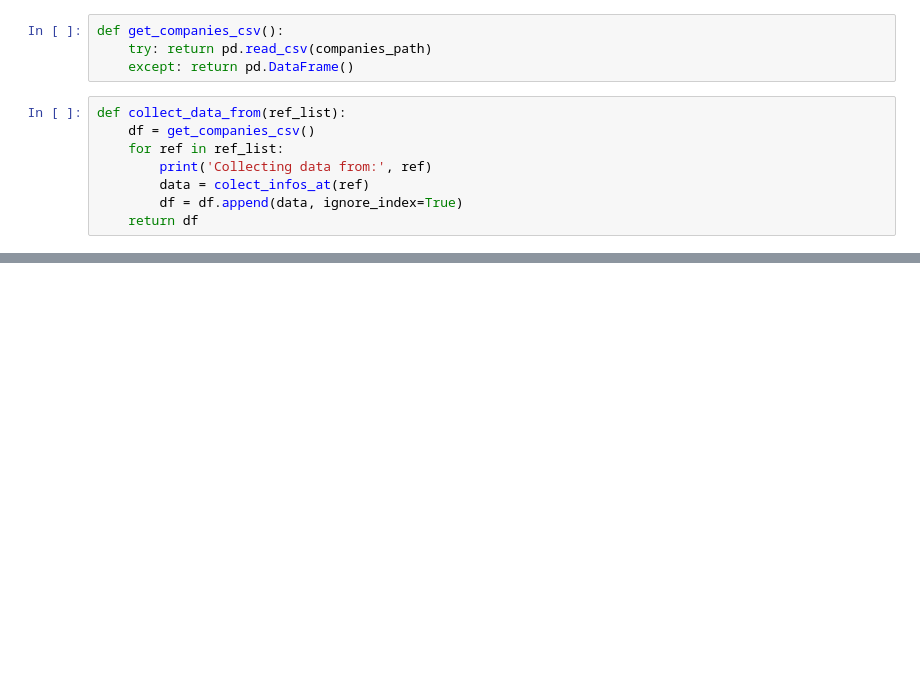
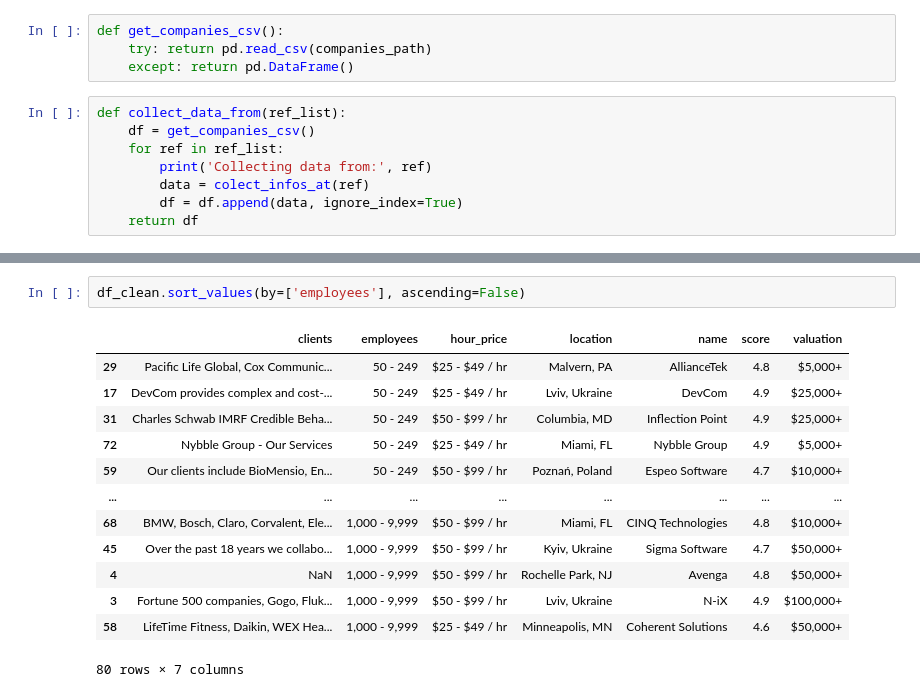
Before and after one commit to gabibatista/datathonIM, a Jupyter notebook: notebooks/clutch_selenium.ipynb, the cells around one changed output, grey strips where cells are left out. Drawn from its saved outputs; the diff is of its cells as text; blank space fills up the shorter version.

```diff
--- a/notebooks/clutch_selenium.ipynb
+++ b/notebooks/clutch_selenium.ipynb
@@ -195,0 +199,16 @@ funcionarios 10 - 49
+# %%
+df_clean.sort_values(by=['employees'], ascending=False)
+# %% [output]
+|  | clients | employees | hour_price | location | name | score | valuation |
+| 29 | Pacific Life Global, Cox Communic... | 50 - 249 | $25 - $49 / hr | Malvern, PA | AllianceTek | 4.8 | $5,000+ |
+| 17 | DevCom provides complex and cost-... | 50 - 249 | $25 - $49 / hr | Lviv, Ukraine | DevCom | 4.9 | $25,000+ |
+| 31 | Charles Schwab IMRF Credible Beha... | 50 - 249 | $50 - $99 / hr | Columbia, MD | Inflection Point | 4.9 | $25,000+ |
+| 72 | Nybble Group - Our Services | 50 - 249 | $25 - $49 / hr | Miami, FL | Nybble Group | 4.9 | $5,000+ |
+| 59 | Our clients include BioMensio, En... | 50 - 249 | $50 - $99 / hr | Poznań, Poland | Espeo Software | 4.7 | $10,000+ |
+| ... | ... | ... | ... | ... | ... | ... | ... |
+| 68 | BMW, Bosch, Claro, Corvalent, Ele... | 1,000 - 9,999 | $50 - $99 / hr | Miami, FL | CINQ Technologies | 4.8 | $10,000+ |
+| 45 | Over the past 18 years we collabo... | 1,000 - 9,999 | $50 - $99 / hr | Kyiv, Ukraine | Sigma Software | 4.7 | $50,000+ |
+| 4 | NaN | 1,000 - 9,999 | $50 - $99 / hr | Rochelle Park, NJ | Avenga | 4.8 | $50,000+ |
+| 3 | Fortune 500 companies, Gogo, Fluk... | 1,000 - 9,999 | $50 - $99 / hr | Lviv, Ukraine | N-iX | 4.9 | $100,000+ |
+| 58 | LifeTime Fitness, Daikin, WEX Hea... | 1,000 - 9,999 | $25 - $49 / hr | Minneapolis, MN | Coherent Solutions | 4.6 | $50,000+ |
+80 rows × 7 columns
```
Also changed, not shown: parts of 8 cells of this notebook, 3 other files.
